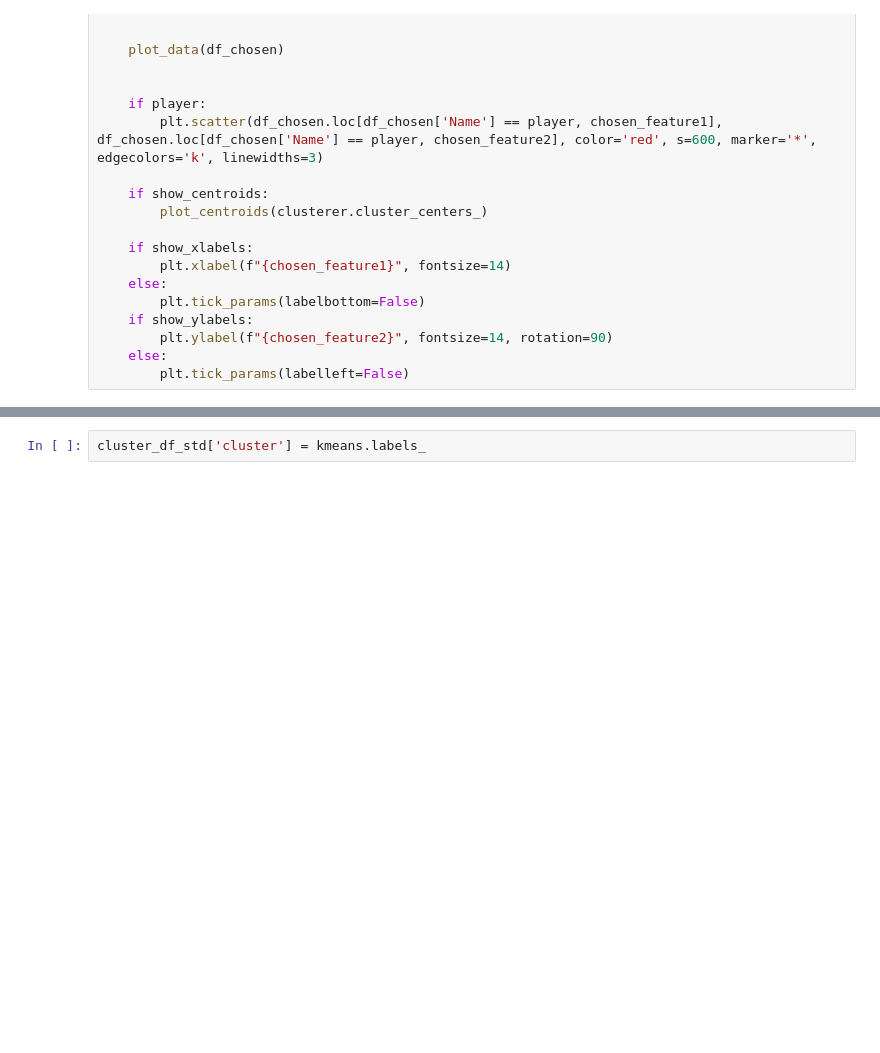
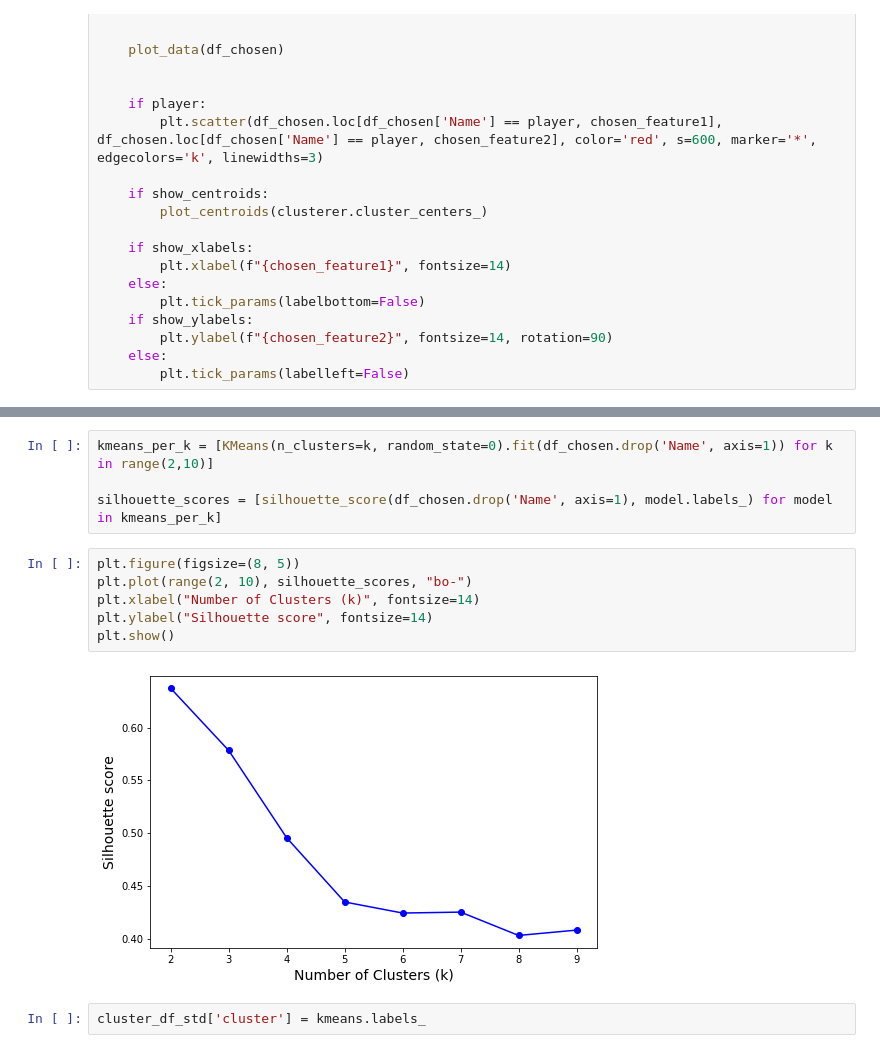
Before and after one commit to grant-pittman/ML-FIFA-Stats, a Jupyter notebook: clustering_matplotlib.ipynb, the cells around one changed output, grey strips where cells are left out. Drawn from its saved outputs; the diff is of its cells as text; blank space fills up the shorter version.

```diff
--- a/clustering_matplotlib.ipynb
+++ b/clustering_matplotlib.ipynb
@@ -236,3 +116,15 @@ plt.show()
+# %%
+kmeans_per_k = [KMeans(n_clusters=k, random_state=0).fit(df_chosen.drop('Name', axis=1)) for k in range(2,10)]
+
+silhouette_scores = [silhouette_score(df_chosen.drop('Name', axis=1), model.labels_) for model in kmeans_per_k]
+# %%
+plt.figure(figsize=(8, 5))
+plt.plot(range(2, 10), silhouette_scores, "bo-")
+plt.xlabel("Number of Clusters (k)", fontsize=14)
+plt.ylabel("Silhouette score", fontsize=14)
+plt.show()
+# %% [output]
+[figure, added]
 # %%
 cluster_df_std['cluster'] = kmeans.labels_
 # %%
```
Also changed, not shown: parts of 19 cells of this notebook.
